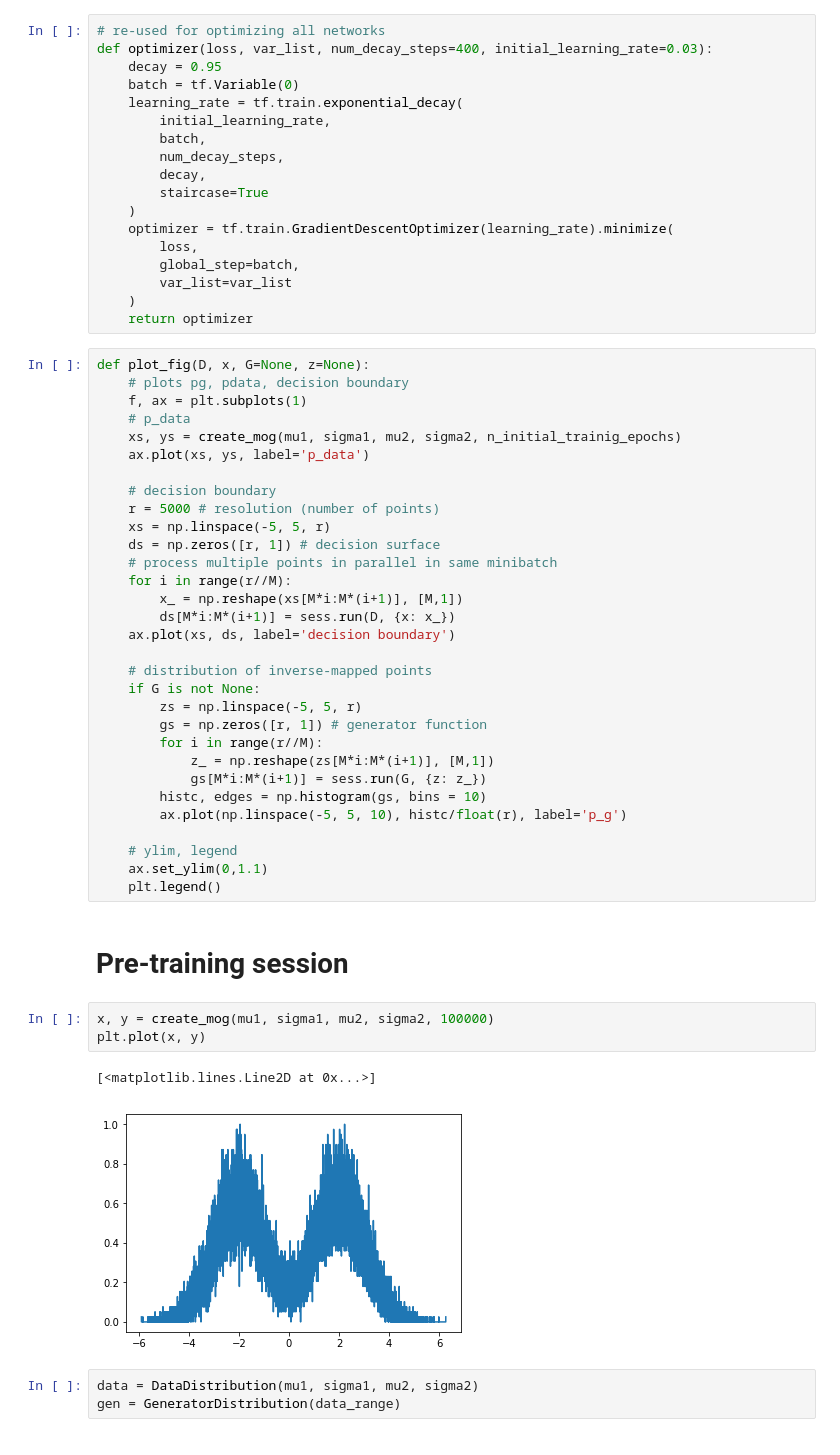
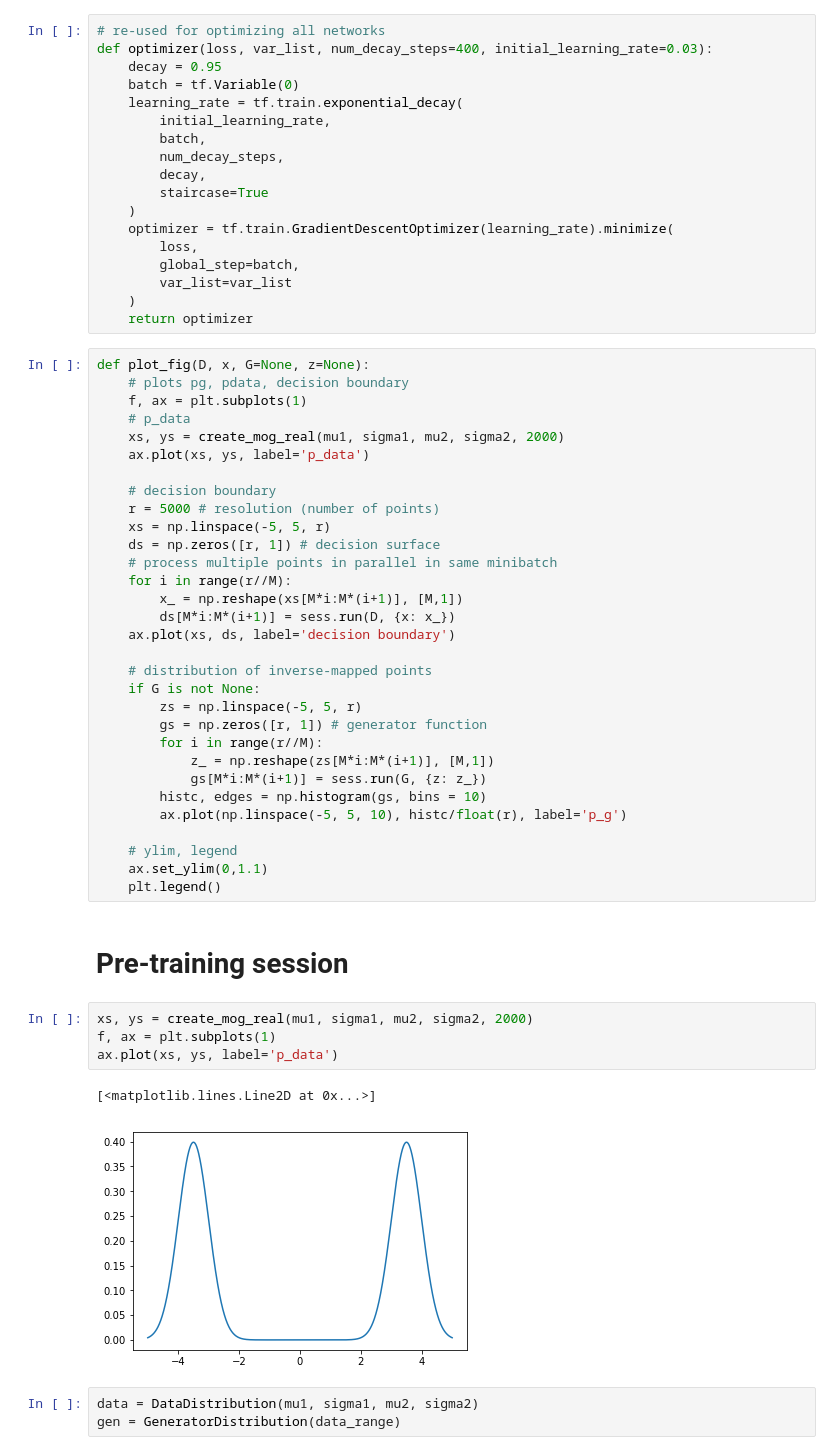
Before and after one commit to moono/moo-dl-practice, a Jupyter notebook: Work-place/GAN-1d-mixture-of-gaussian.ipynb, the cells around one changed output. Drawn from its saved outputs; the diff is of its cells as text.

```diff
--- a/Work-place/GAN-1d-mixture-of-gaussian.ipynb
+++ b/Work-place/GAN-1d-mixture-of-gaussian.ipynb
@@ -116,7 +138,7 @@ def plot_fig(D, x, G=None, z=None):
     # plots pg, pdata, decision boundary
     f, ax = plt.subplots(1)
     # p_data
-    xs, ys = create_mog(mu1, sigma1, mu2, sigma2, n_initial_trainig_epochs)
+    xs, ys = create_mog_real(mu1, sigma1, mu2, sigma2, 2000)
     ax.plot(xs, ys, label='p_data')
 
     # decision boundary
@@ -144,12 +166,13 @@ def plot_fig(D, x, G=None, z=None):
     plt.legend()
 # %% [markdown]
 # Pre-training session
-# %%
-x, y = create_mog(mu1, sigma1, mu2, sigma2, 100000)
-plt.plot(x, y)
-# %% [output]
-[<matplotlib.lines.Line2D at 0x...>]
-[figure, removed]
+# %%
+xs, ys = create_mog_real(mu1, sigma1, mu2, sigma2, 2000)
+f, ax = plt.subplots(1)
+ax.plot(xs, ys, label='p_data')
+# %% [output]
+[<matplotlib.lines.Line2D at 0x...>]
+[figure, added]
 # %%
 data = DataDistribution(mu1, sigma1, mu2, sigma2)
 gen = GeneratorDistribution(data_range)
```
Also changed, not shown: parts of 13 cells of this notebook.
